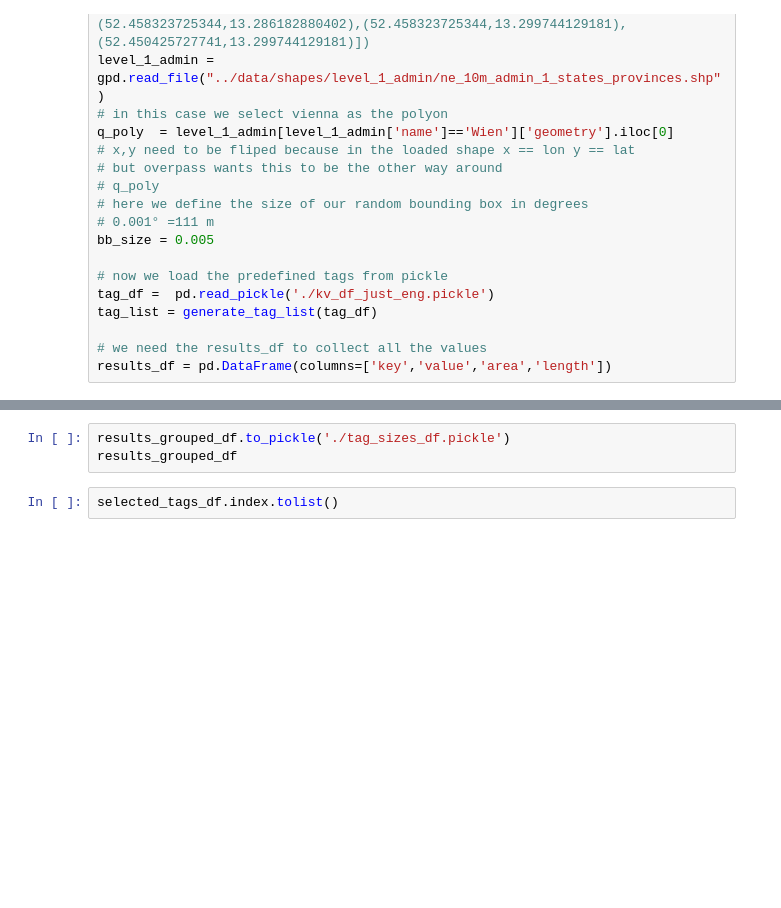
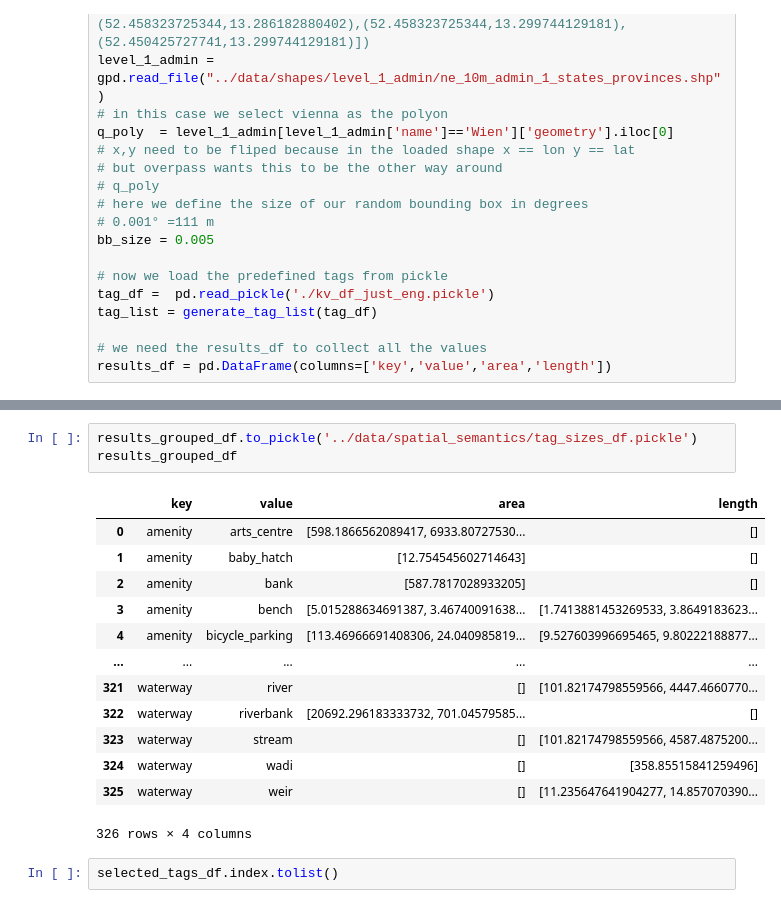
Before and after one commit to thagorx/spatial_semantics, a Jupyter notebook: calcluate_size_distribution.ipynb, the cells around one changed output, grey strips where cells are left out. Drawn from its saved outputs; the diff is of its cells as text; blank space fills up the shorter version.

Commit message:
first successfull run of tag sizes

```diff
--- a/calcluate_size_distribution.ipynb
+++ b/calcluate_size_distribution.ipynb
@@ -232,5 +231,19 @@ IndexError: list index out of range
 # %%
-results_grouped_df.to_pickle('./tag_sizes_df.pickle')
+results_grouped_df.to_pickle('../data/spatial_semantics/tag_sizes_df.pickle')
 results_grouped_df
+# %% [output]
+|  | key | value | area | length |
+| 0 | amenity | arts_centre | [598.1866562089417, 6933.80727530... | [] |
+| 1 | amenity | baby_hatch | [12.754545602714643] | [] |
+| 2 | amenity | bank | [587.7817028933205] | [] |
+| 3 | amenity | bench | [5.015288634691387, 3.46740091638... | [1.7413881453269533, 3.8649183623... |
+| 4 | amenity | bicycle_parking | [113.46966691408306, 24.040985819... | [9.527603996695465, 9.80222188877... |
+| ... | ... | ... | ... | ... |
+| 321 | waterway | river | [] | [101.82174798559566, 4447.4660770... |
+| 322 | waterway | riverbank | [20692.296183333732, 701.04579585... | [] |
+| 323 | waterway | stream | [] | [101.82174798559566, 4587.4875200... |
+| 324 | waterway | wadi | [] | [358.85515841259496] |
+| 325 | waterway | weir | [] | [11.235647641904277, 14.857070390... |
+326 rows × 4 columns
 # %%
 selected_tags_df.index.tolist()
```
Also changed, not shown: parts of 2 cells of this notebook.
